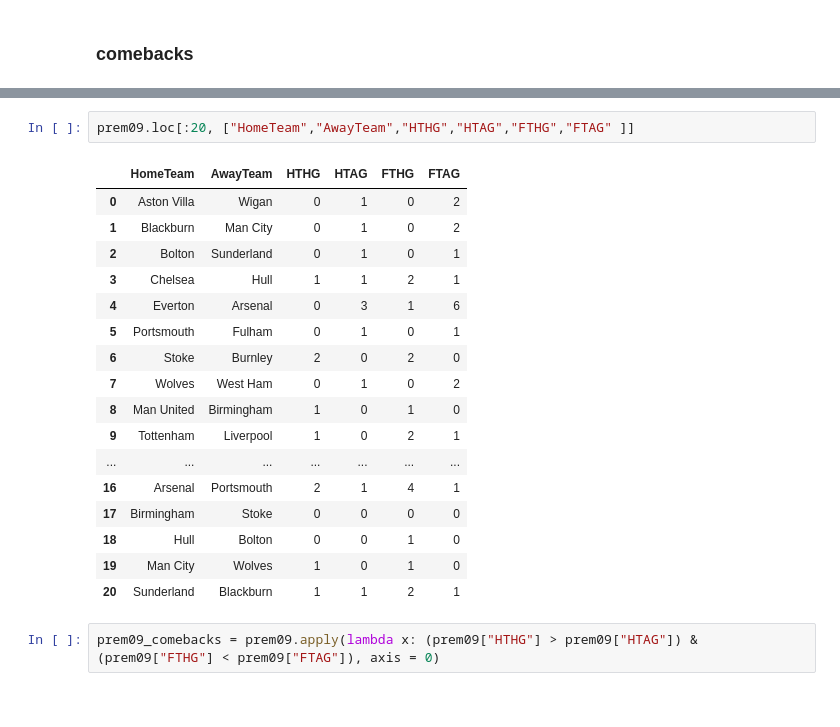
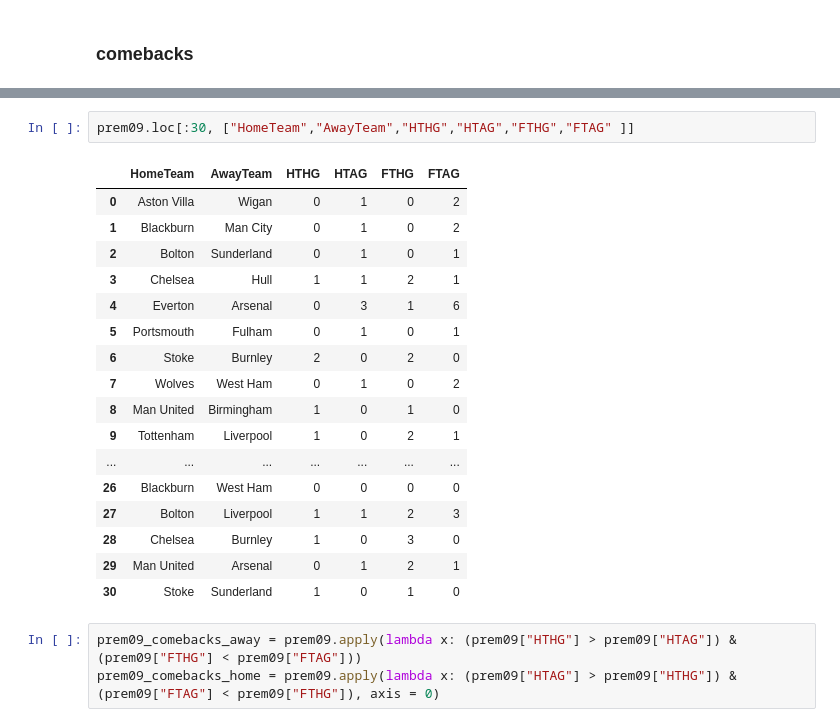
Before and after one commit to moustafa-karaki/premier_league, a Jupyter notebook: premier_league.ipynb, the cells around one changed output, grey strips where cells are left out. Cells and saved outputs as stored; diff of their text form.

Commit message:
lambda

```diff
--- a/premier_league.ipynb
+++ b/premier_league.ipynb
@@ -257,24 +257,25 @@ prem09.describe()
 | 75% | 2.000000 | 2.000000 | 1.000000 | 1.000000 | 17.000000 | 13.000000 | 10.000000 | 8.000000 | 14.000000 | 15.000000 | 8.000000 | ... |
 | max | 9.000000 | 6.000000 | 4.000000 | 5.000000 | 33.000000 | 27.000000 | 19.000000 | 17.000000 | 23.000000 | 24.000000 | 16.000000 | ... |
 # %%
-prem09.loc[:20, ["HomeTeam","AwayTeam","HTHG","HTAG","FTHG","FTAG" ]]
+prem09.loc[:30, ["HomeTeam","AwayTeam","HTHG","HTAG","FTHG","FTAG" ]]
 # %% [output]
 |  | HomeTeam | AwayTeam | HTHG | HTAG | FTHG | FTAG |
 | 0 | Aston Villa | Wigan | 0 | 1 | 0 | 2 |
 | 1 | Blackburn | Man City | 0 | 1 | 0 | 2 |
 | 2 | Bolton | Sunderland | 0 | 1 | 0 | 1 |
 | 3 | Chelsea | Hull | 1 | 1 | 2 | 1 |
 | 4 | Everton | Arsenal | 0 | 3 | 1 | 6 |
 | 5 | Portsmouth | Fulham | 0 | 1 | 0 | 1 |
 | 6 | Stoke | Burnley | 2 | 0 | 2 | 0 |
 | 7 | Wolves | West Ham | 0 | 1 | 0 | 2 |
 | 8 | Man United | Birmingham | 1 | 0 | 1 | 0 |
 | 9 | Tottenham | Liverpool | 1 | 0 | 2 | 1 |
 | ... | ... | ... | ... | ... | ... | ... |
-| 16 | Arsenal | Portsmouth | 2 | 1 | 4 | 1 |
-| 17 | Birmingham | Stoke | 0 | 0 | 0 | 0 |
-| 18 | Hull | Bolton | 0 | 0 | 1 | 0 |
-| 19 | Man City | Wolves | 1 | 0 | 1 | 0 |
-| 20 | Sunderland | Blackburn | 1 | 1 | 2 | 1 |
+| 26 | Blackburn | West Ham | 0 | 0 | 0 | 0 |
+| 27 | Bolton | Liverpool | 1 | 1 | 2 | 3 |
+| 28 | Chelsea | Burnley | 1 | 0 | 3 | 0 |
+| 29 | Man United | Arsenal | 0 | 1 | 2 | 1 |
+| 30 | Stoke | Sunderland | 1 | 0 | 1 | 0 |
 # %%
-prem09_comebacks = prem09.apply(lambda x: (prem09["HTHG"] > prem09["HTAG"]) & (prem09["FTHG"] < prem09["FTAG"]), axis = 0)
+prem09_comebacks_away = prem09.apply(lambda x: (prem09["HTHG"] > prem09["HTAG"]) & (prem09["FTHG"] < prem09["FTAG"]))
+prem09_comebacks_home = prem09.apply(lambda x: (prem09["HTAG"] > prem09["HTHG"]) & (prem09["FTAG"] < prem09["FTHG"]), axis = 0)
```
Also changed, not shown: parts of 2 cells of this notebook.
